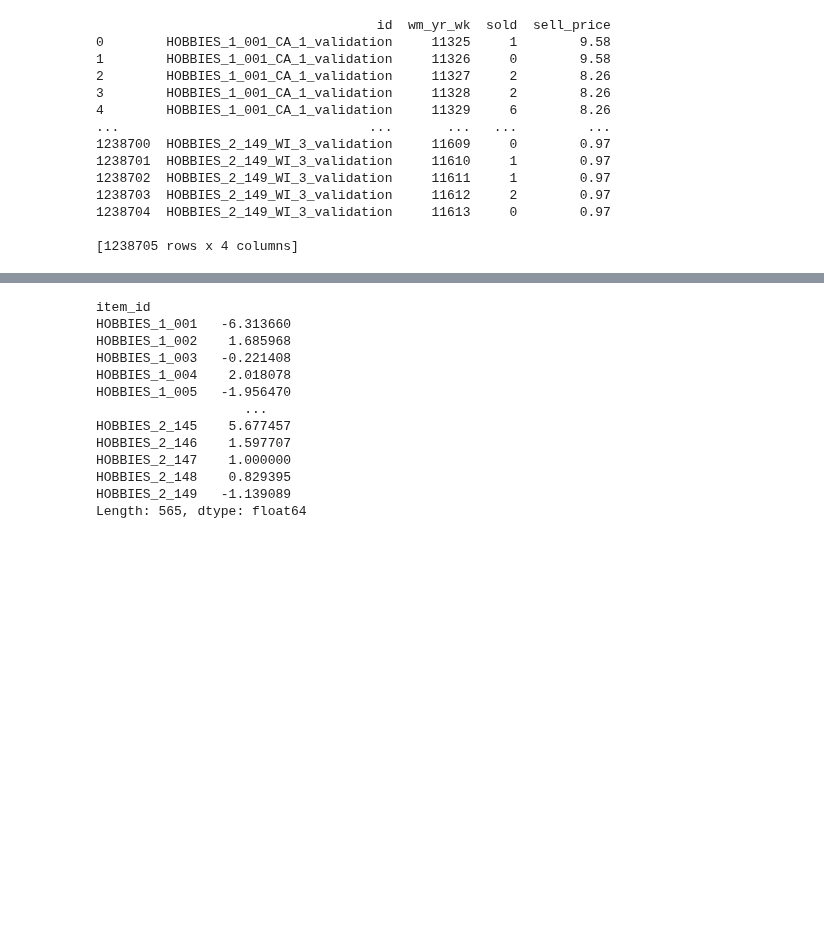
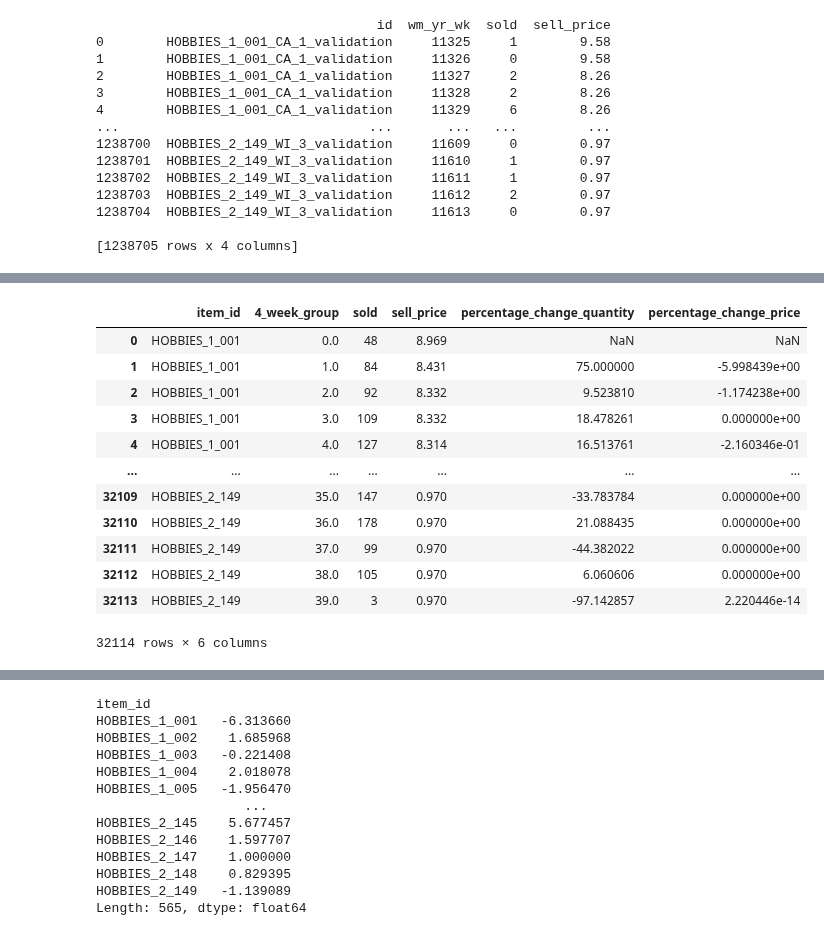
Before and after one commit to aaronmonash24/FYP, a Jupyter notebook: Data Analysis/PED.ipynb, the cells around one changed output, grey strips where cells are left out. Drawn from its saved outputs; the diff is of its cells as text; code cells hidden in the pictures; blank space fills up the shorter version.

```diff
--- a/Data Analysis/PED.ipynb
+++ b/Data Analysis/PED.ipynb
@@ -169,0 +131,18 @@ try_1a.head(50)
+# %%
+try_1a = calculate_ped3(sum_sold_mean_price_4_weeks)
+# %%
+try_1a
+# %% [output]
+|  | item_id | 4_week_group | sold | sell_price | percentage_change_quantity | percentage_change_price |
+| 0 | HOBBIES_1_001 | 0.0 | 48 | 8.969 | NaN | NaN |
+| 1 | HOBBIES_1_001 | 1.0 | 84 | 8.431 | 75.000000 | -5.998439e+00 |
+| 2 | HOBBIES_1_001 | 2.0 | 92 | 8.332 | 9.523810 | -1.174238e+00 |
+| 3 | HOBBIES_1_001 | 3.0 | 109 | 8.332 | 18.478261 | 0.000000e+00 |
+| 4 | HOBBIES_1_001 | 4.0 | 127 | 8.314 | 16.513761 | -2.160346e-01 |
+| ... | ... | ... | ... | ... | ... | ... |
+| 32109 | HOBBIES_2_149 | 35.0 | 147 | 0.970 | -33.783784 | 0.000000e+00 |
+| 32110 | HOBBIES_2_149 | 36.0 | 178 | 0.970 | 21.088435 | 0.000000e+00 |
+| 32111 | HOBBIES_2_149 | 37.0 | 99 | 0.970 | -44.382022 | 0.000000e+00 |
+| 32112 | HOBBIES_2_149 | 38.0 | 105 | 0.970 | 6.060606 | 0.000000e+00 |
+| 32113 | HOBBIES_2_149 | 39.0 | 3 | 0.970 | -97.142857 | 2.220446e-14 |
+32114 rows × 6 columns
```
Also changed, not shown: parts of 29 cells of this notebook.
